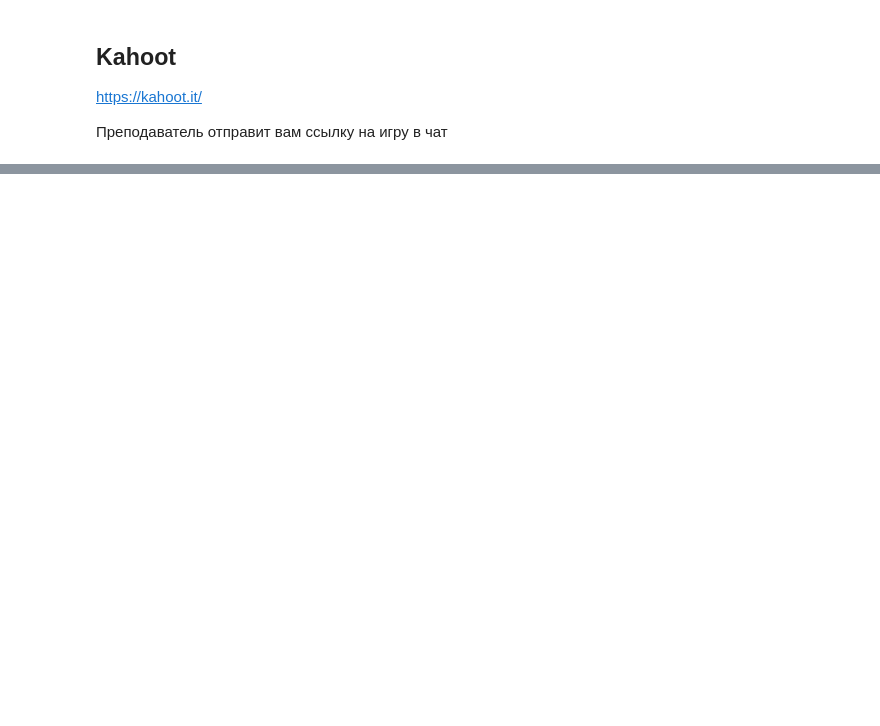
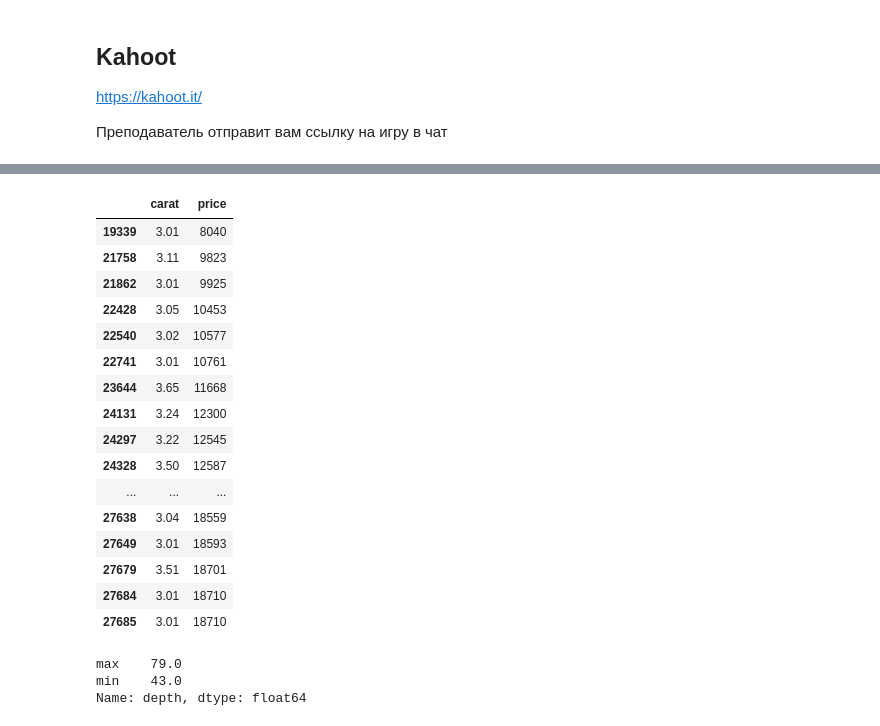
Before and after one commit to NinaVakaluk/Colab, a Jupyter notebook: 11sem.ipynb, the cells around one changed output, grey strips where cells are left out. Saved outputs shown, nothing was run; the diff lists cells and outputs as text; code cells hidden in the pictures; blank space fills up the shorter version.

```diff
--- a/11sem.ipynb
+++ b/11sem.ipynb
@@ -331,0 +460,26 @@ https://kahoot.it/
+# %%
+diamond.loc[diamond['carat']>3,['carat','price']]
+# %% [output]
+|  | carat | price |
+| 19339 | 3.01 | 8040 |
+| 21758 | 3.11 | 9823 |
+| 21862 | 3.01 | 9925 |
+| 22428 | 3.05 | 10453 |
+| 22540 | 3.02 | 10577 |
+| 22741 | 3.01 | 10761 |
+| 23644 | 3.65 | 11668 |
+| 24131 | 3.24 | 12300 |
+| 24297 | 3.22 | 12545 |
+| 24328 | 3.50 | 12587 |
+| ... | ... | ... |
+| 27638 | 3.04 | 18559 |
+| 27649 | 3.01 | 18593 |
+| 27679 | 3.51 | 18701 |
+| 27684 | 3.01 | 18710 |
+| 27685 | 3.01 | 18710 |
+# %%
+diamond['depth'].agg(['max','min'])
+# %% [output]
+max    79.0
+min    43.0
+Name: depth, dtype: float64
```
Also changed, not shown: parts of 16 cells of this notebook.
